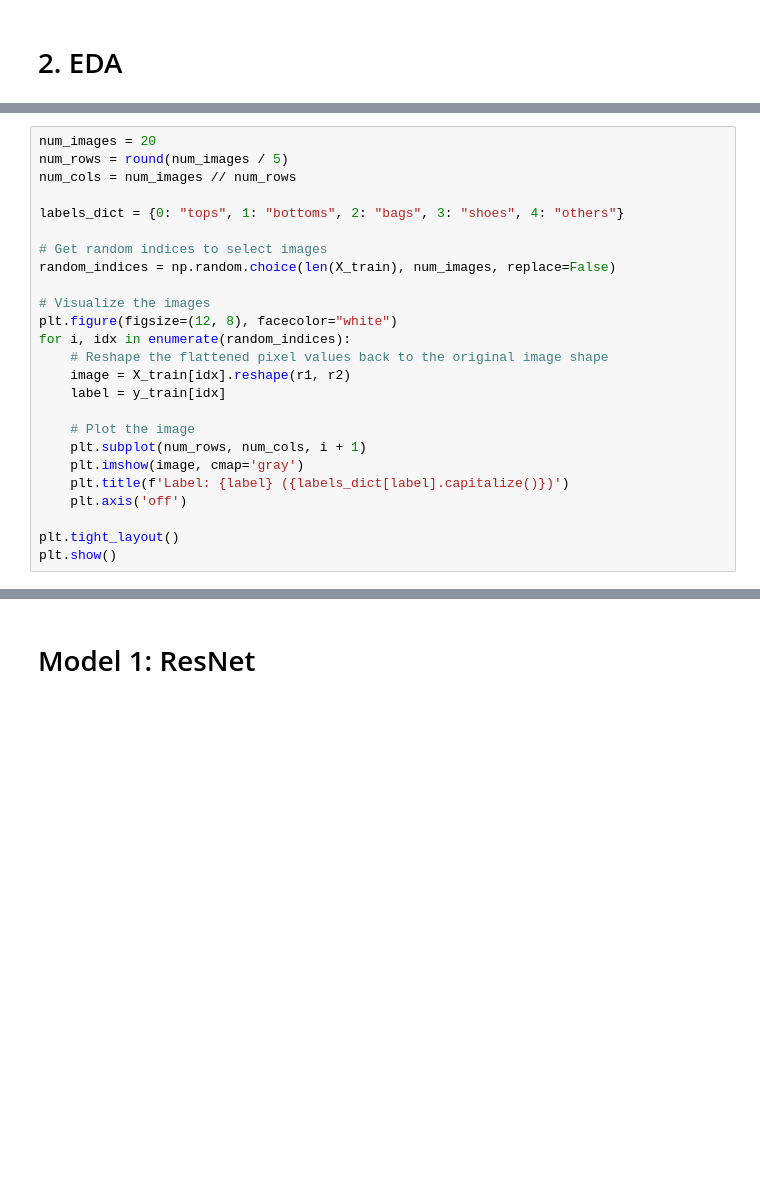
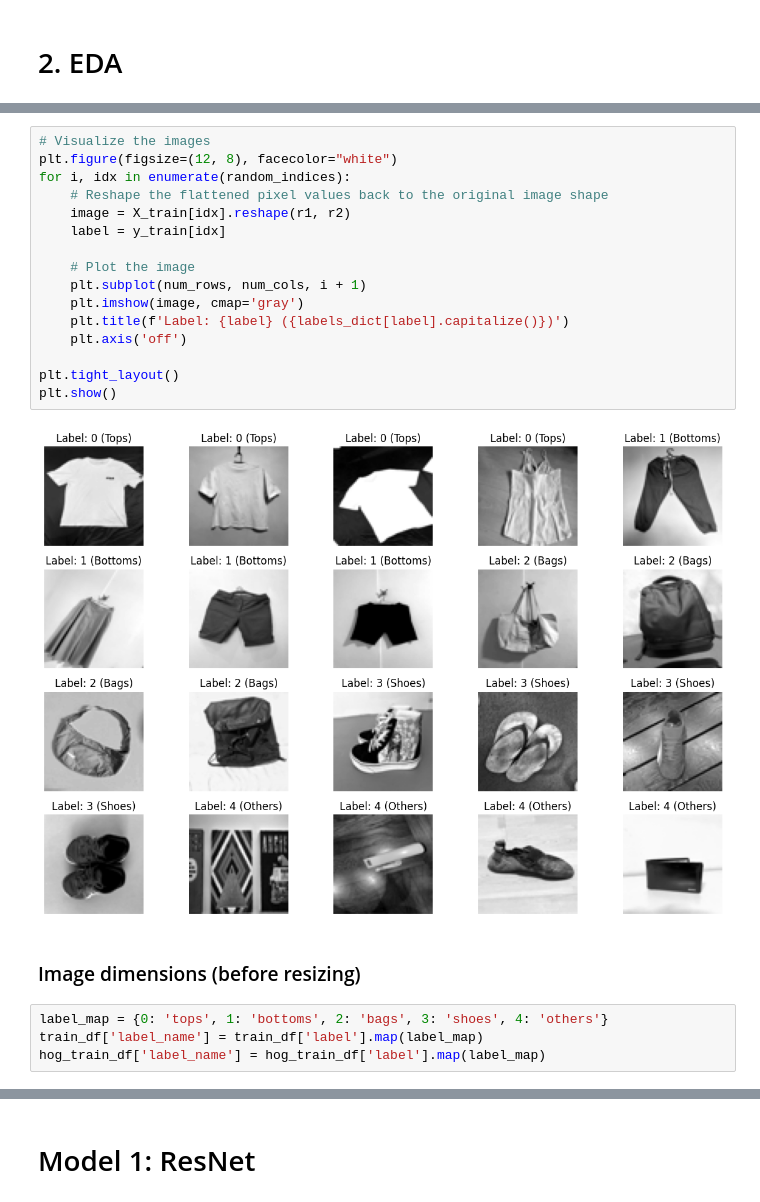
Before and after one commit to jarylongsq/IS4242-project, a Jupyter notebook: collated.ipynb, the cells around one changed output, grey strips where cells are left out. Saved outputs shown, nothing was run; the diff lists cells and outputs as text; blank space fills up the shorter version.

```diff
--- a/collated.ipynb
+++ b/collated.ipynb
@@ -146,25 +200,24 @@ with open("preprocessed_data/hog_test_df.pkl", "wb") as f:
 # %%
-num_images = 20
-num_rows = round(num_images / 5)
-num_cols = num_images // num_rows
-
-labels_dict = {0: "tops", 1: "bottoms", 2: "bags", 3: "shoes", 4: "others"}
-
-# Get random indices to select images
-random_indices = np.random.choice(len(X_train), num_images, replace=False)
-
 # Visualize the images
 plt.figure(figsize=(12, 8), facecolor="white")
 for i, idx in enumerate(random_indices):
     # Reshape the flattened pixel values back to the original image shape
     image = X_train[idx].reshape(r1, r2)
     label = y_train[idx]
 
     # Plot the image
     plt.subplot(num_rows, num_cols, i + 1)
     plt.imshow(image, cmap='gray')
     plt.title(f'Label: {label} ({labels_dict[label].capitalize()})')
     plt.axis('off')
 
 plt.tight_layout()
 plt.show()
+# %% [output]
+[figure, added]
+# %% [markdown]
+### Image dimensions (before resizing)
+# %%
+label_map = {0: 'tops', 1: 'bottoms', 2: 'bags', 3: 'shoes', 4: 'others'}
+train_df['label_name'] = train_df['label'].map(label_map)
+hog_train_df['label_name'] = hog_train_df['label'].map(label_map)
```
Also changed, not shown: parts of 14 cells of this notebook.
